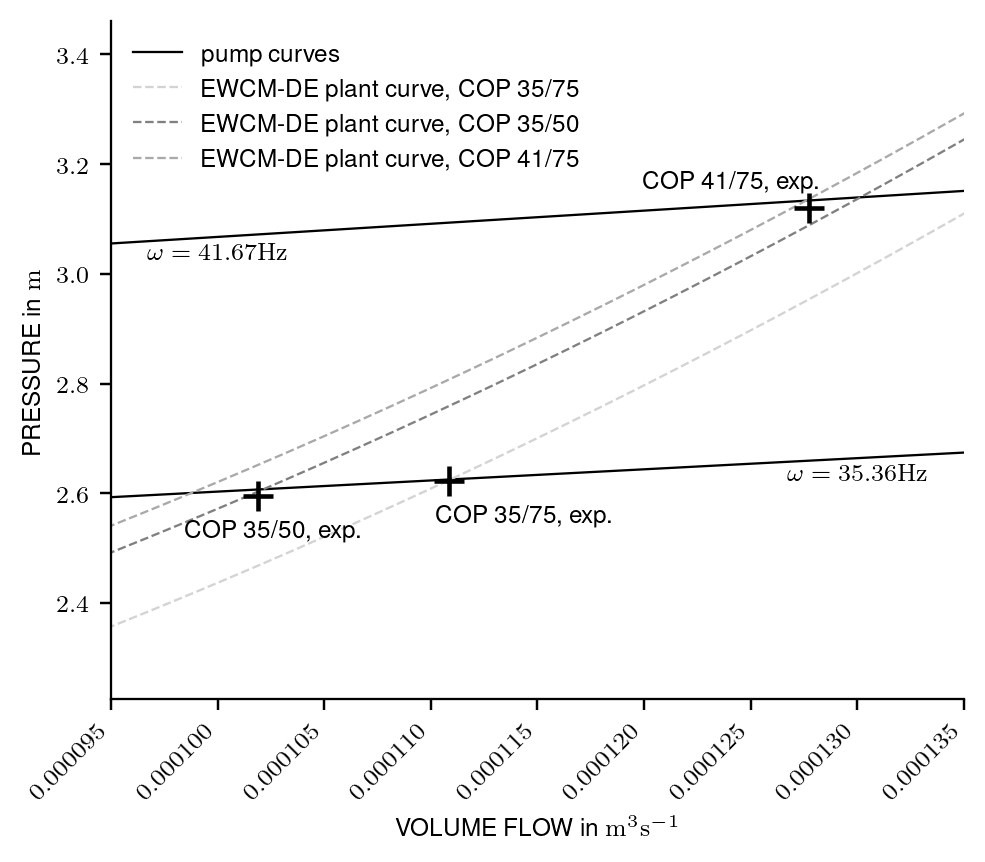
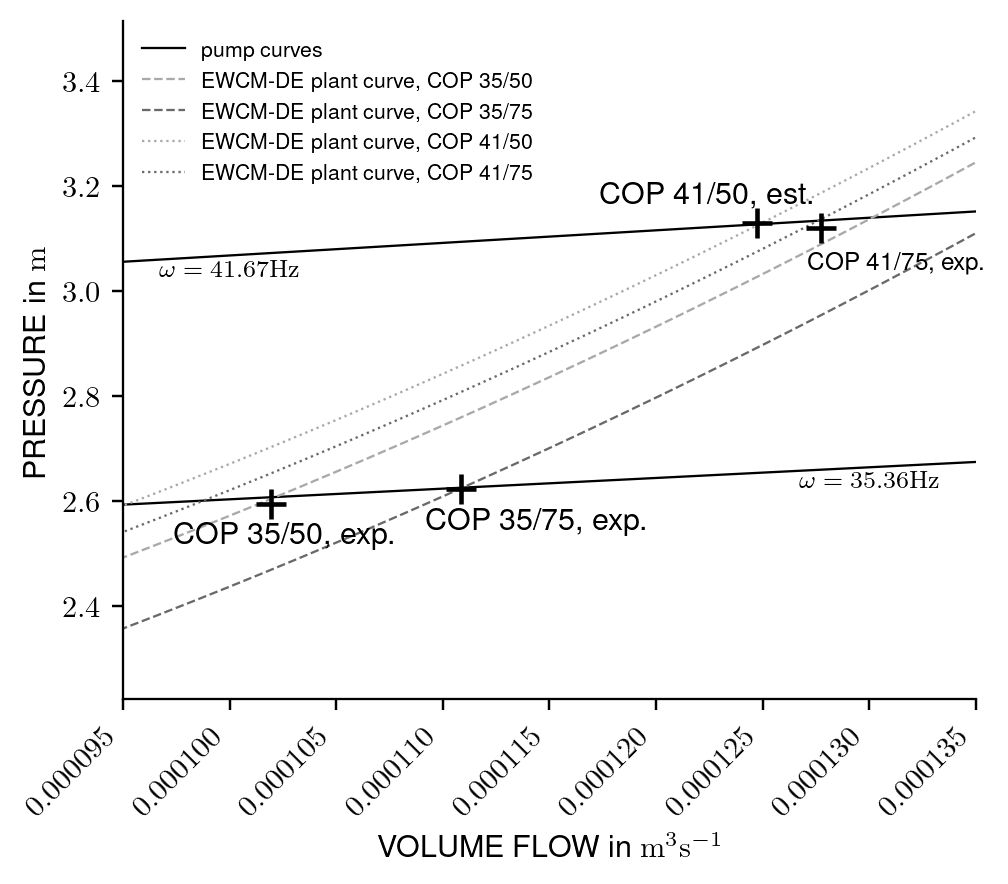
The notebook cell's code change between the first figure and the second:
--- before
+++ after
@@ -28,5 +28,5 @@
         for q in q_list
     ],  # 1.1767
-    c="lightgrey",
+    c="dimgrey",
     linestyle="--",
     label="EWCM-DE plant curve, COP 35/75",
@@ -40,10 +40,26 @@
         for q in q_list
     ],  # 1.1767
-    c="grey",
+    c="darkgrey",
     linestyle="--",
     label="EWCM-DE plant curve, COP 35/50",
 )
 
+
 (l3,) = ax.plot(
+    q_list,
+    [
+        (8 * 7.25 * 0.1035) / (np.pi**2 * 9.81 * 0.015**5) * q**2
+        + 1.61908
+        + 0.185
+        + 0.05
+        # 1.619080192380957
+        for q in q_list
+    ],  # 1.1767
+    c="darkgrey",
+    linestyle=":",
+    label="EWCM-DE plant curve, COP 41/50",
+)
+
+(l4,) = ax.plot(
     q_list,
     [
@@ -52,12 +68,16 @@
         for q in q_list
     ],  # 1.1767
-    c="darkgrey",
-    linestyle="--",
+    c="dimgrey",
+    linestyle=":",
     label="EWCM-DE plant curve, COP 41/75",
 )
+
 
 ax.scatter(x1, y1, marker="+", c="k", linewidth=1.5, s=100, zorder=100)
 ax.scatter(x2, y2, marker="+", c="k", linewidth=1.5, s=100, zorder=100)
 ax.scatter(x3, y3, marker="+", c="k", linewidth=1.5, s=100, zorder=100)
+ax.scatter(
+    x3 - 0.000003, y3 + 0.01, marker="+", c="k", linewidth=1.5, s=100, zorder=100
+)
 
 ax.annotate(
@@ -87,5 +107,17 @@
     xy=(x3, y3),
     xycoords="data",
-    xytext=(-25, 5),
+    xytext=(25, -15),
+    textcoords="offset points",
+    # arrowprops=dict(facecolor="black", width=0.1, headlength=0.001),
+    horizontalalignment="center",
+    verticalalignment="bottom",
+    fontsize=8,
+)
+
+ax.annotate(
+    "COP 41/50, est.",
+    xy=(x3 - 0.000001, y3),
+    xycoords="data",
+    xytext=(-30, 6),
     textcoords="offset points",
     # arrowprops=dict(facecolor="black", width=0.1, headlength=0.001),
@@ -103,4 +135,5 @@
     horizontalalignment="center",
     verticalalignment="bottom",
+    fontsize=8,
     # backgroundcolor="1.0",
 )
@@ -115,4 +148,5 @@
     horizontalalignment="center",
     verticalalignment="bottom",
+    fontsize=8,
     # backgroundcolor="1.0",
 )
@@ -122,8 +156,10 @@
 
 ax.set_ylim()
-ax.legend(handles=[l0, l1, l2, l3])
+ax.legend(handles=[l0, l2, l1, l3, l4], fontsize=7)
 
 ax.set_xlabel("VOLUME FLOW in $\mathrm{m}^3\mathrm{s}^{-1}$")
 ax.set_ylabel("PRESSURE in $\mathrm{m}$")
 
-fig.savefig("fig_pump_curves.pdf", bbox_inches="tight")
+# fig.savefig("fig_pump_curves.pdf", bbox_inches="tight")
+fig.savefig("fig_pump_curves_COP.svg", bbox_inches="tight")
+fig.savefig("fig_pump_curves_COP.png", bbox_inches="tight")

Commit: before refactoring